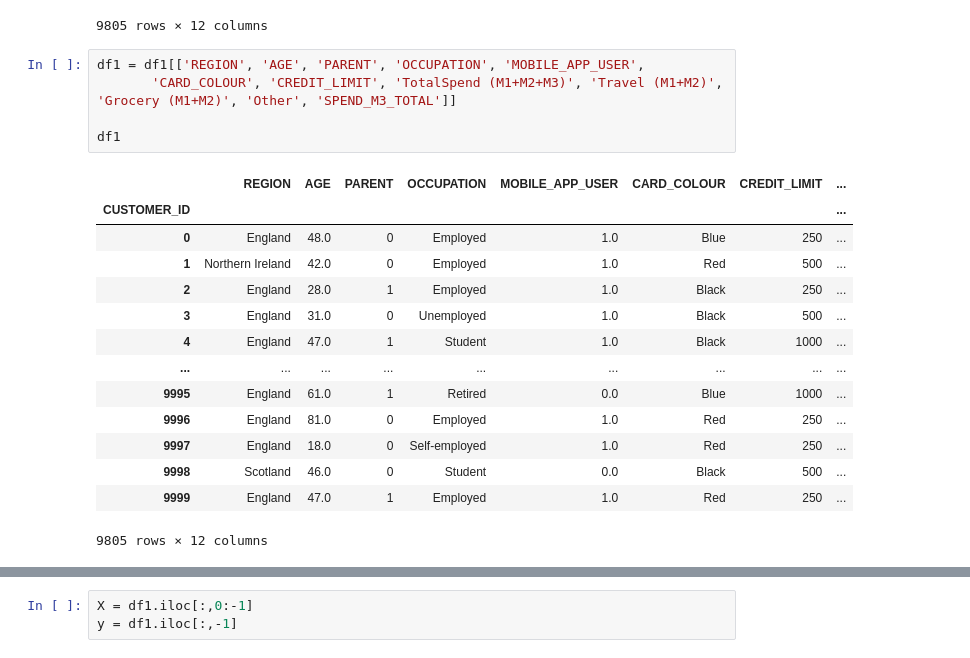
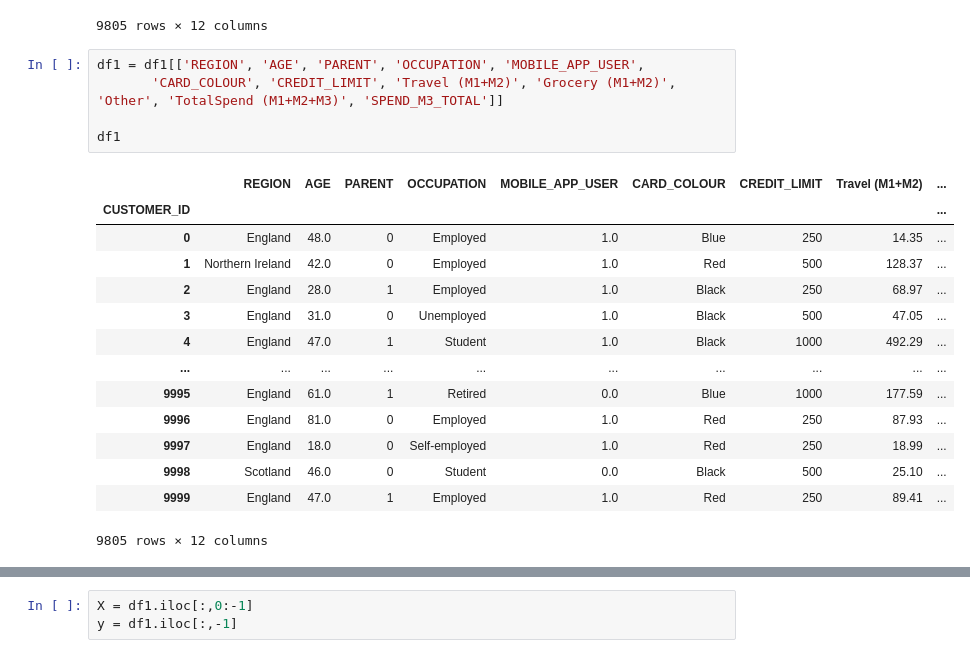
Before and after one commit to ShubhamSingh-9/Captial-one-Stepup-challenge, a Jupyter notebook: Capital One Career Challenge.ipynb, the cells around one changed output, grey strips where cells are left out. Saved outputs shown, nothing was run; the diff lists cells and outputs as text.

```diff
--- a/Capital One Career Challenge.ipynb
+++ b/Capital One Career Challenge.ipynb
@@ -392,21 +384,21 @@ df1
 9805 rows × 12 columns
 # %%
 df1 = df1[['REGION', 'AGE', 'PARENT', 'OCCUPATION', 'MOBILE_APP_USER',
-       'CARD_COLOUR', 'CREDIT_LIMIT', 'TotalSpend (M1+M2+M3)', 'Travel (M1+M2)', 'Grocery (M1+M2)', 'Other', 'SPEND_M3_TOTAL']]
+       'CARD_COLOUR', 'CREDIT_LIMIT', 'Travel (M1+M2)', 'Grocery (M1+M2)', 'Other', 'TotalSpend (M1+M2+M3)', 'SPEND_M3_TOTAL']]
 
 df1
 # %% [output]
-|  | REGION | AGE | PARENT | OCCUPATION | MOBILE_APP_USER | CARD_COLOUR | CREDIT_LIMIT | ... |
-| CUSTOMER_ID |  |  |  |  |  |  |  | ... |
-| 0 | England | 48.0 | 0 | Employed | 1.0 | Blue | 250 | ... |
-| 1 | Northern Ireland | 42.0 | 0 | Employed | 1.0 | Red | 500 | ... |
-| 2 | England | 28.0 | 1 | Employed | 1.0 | Black | 250 | ... |
-| 3 | England | 31.0 | 0 | Unemployed | 1.0 | Black | 500 | ... |
-| 4 | England | 47.0 | 1 | Student | 1.0 | Black | 1000 | ... |
-| ... | ... | ... | ... | ... | ... | ... | ... | ... |
-| 9995 | England | 61.0 | 1 | Retired | 0.0 | Blue | 1000 | ... |
-| 9996 | England | 81.0 | 0 | Employed | 1.0 | Red | 250 | ... |
-| 9997 | England | 18.0 | 0 | Self-employed | 1.0 | Red | 250 | ... |
-| 9998 | Scotland | 46.0 | 0 | Student | 0.0 | Black | 500 | ... |
-| 9999 | England | 47.0 | 1 | Employed | 1.0 | Red | 250 | ... |
+|  | REGION | AGE | PARENT | OCCUPATION | MOBILE_APP_USER | CARD_COLOUR | CREDIT_LIMIT | Travel (M1+M2) | ... |
+| CUSTOMER_ID |  |  |  |  |  |  |  |  | ... |
+| 0 | England | 48.0 | 0 | Employed | 1.0 | Blue | 250 | 14.35 | ... |
+| 1 | Northern Ireland | 42.0 | 0 | Employed | 1.0 | Red | 500 | 128.37 | ... |
+| 2 | England | 28.0 | 1 | Employed | 1.0 | Black | 250 | 68.97 | ... |
+| 3 | England | 31.0 | 0 | Unemployed | 1.0 | Black | 500 | 47.05 | ... |
+| 4 | England | 47.0 | 1 | Student | 1.0 | Black | 1000 | 492.29 | ... |
+| ... | ... | ... | ... | ... | ... | ... | ... | ... | ... |
+| 9995 | England | 61.0 | 1 | Retired | 0.0 | Blue | 1000 | 177.59 | ... |
+| 9996 | England | 81.0 | 0 | Employed | 1.0 | Red | 250 | 87.93 | ... |
+| 9997 | England | 18.0 | 0 | Self-employed | 1.0 | Red | 250 | 18.99 | ... |
+| 9998 | Scotland | 46.0 | 0 | Student | 0.0 | Black | 500 | 25.10 | ... |
+| 9999 | England | 47.0 | 1 | Employed | 1.0 | Red | 250 | 89.41 | ... |
 9805 rows × 12 columns
```
Also changed, not shown: parts of 14 cells of this notebook.
